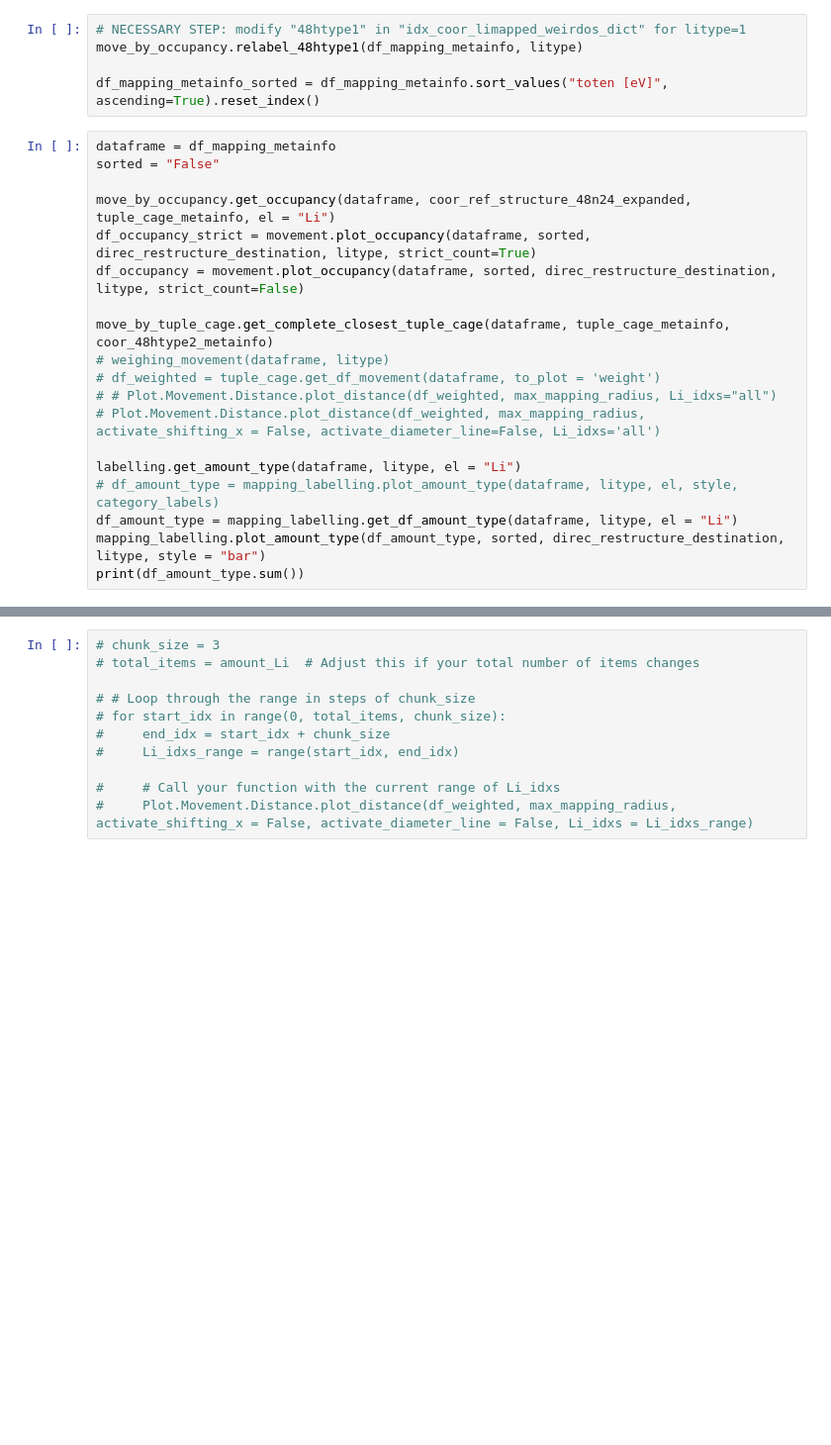
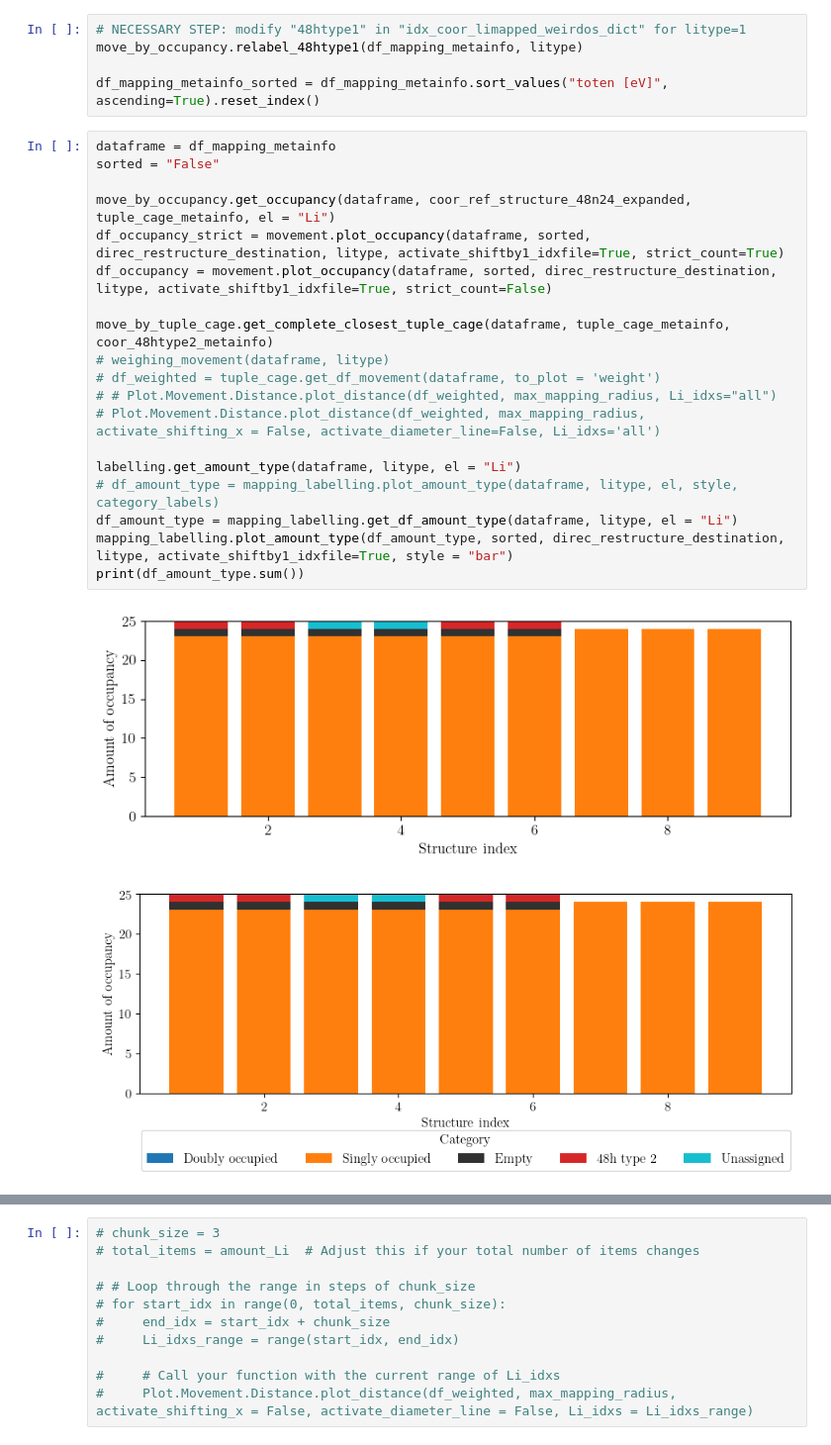
Before and after one commit to a-firdaus/LitMove, a Jupyter notebook: 03_orientation_and_mapping_packages.ipynb, the cells around one changed output, grey strips where cells are left out. Shown at 99% size. Saved outputs shown, nothing was run; the diff lists cells and outputs as text; blank space fills up the shorter version.

Commit message:
new variable "activate_shiftby1" "activate_shift" "activate_shiftby1_(object)" for plot functions

```diff
--- a/03_orientation_and_mapping_packages.ipynb
+++ b/03_orientation_and_mapping_packages.ipynb
@@ -391,19 +453,22 @@ df_mapping_metainfo_sorted = df_mapping_metainfo.sort_values("toten [eV]", ascen
 # %%
 dataframe = df_mapping_metainfo
 sorted = "False"
 
 move_by_occupancy.get_occupancy(dataframe, coor_ref_structure_48n24_expanded, tuple_cage_metainfo, el = "Li")
-df_occupancy_strict = movement.plot_occupancy(dataframe, sorted, direc_restructure_destination, litype, strict_count=True)
-df_occupancy = movement.plot_occupancy(dataframe, sorted, direc_restructure_destination, litype, strict_count=False)
+df_occupancy_strict = movement.plot_occupancy(dataframe, sorted, direc_restructure_destination, litype, activate_shiftby1_idxfile=True, strict_count=True)
+df_occupancy = movement.plot_occupancy(dataframe, sorted, direc_restructure_destination, litype, activate_shiftby1_idxfile=True, strict_count=False)
 
 move_by_tuple_cage.get_complete_closest_tuple_cage(dataframe, tuple_cage_metainfo, coor_48htype2_metainfo)
 # weighing_movement(dataframe, litype)
 # df_weighted = tuple_cage.get_df_movement(dataframe, to_plot = 'weight')
 # # Plot.Movement.Distance.plot_distance(df_weighted, max_mapping_radius, Li_idxs="all")
 # Plot.Movement.Distance.plot_distance(df_weighted, max_mapping_radius, activate_shifting_x = False, activate_diameter_line=False, Li_idxs='all')
 
 labelling.get_amount_type(dataframe, litype, el = "Li")
 # df_amount_type = mapping_labelling.plot_amount_type(dataframe, litype, el, style, category_labels)
 df_amount_type = mapping_labelling.get_df_amount_type(dataframe, litype, el = "Li")
-mapping_labelling.plot_amount_type(df_amount_type, sorted, direc_restructure_destination, litype, style = "bar")
+mapping_labelling.plot_amount_type(df_amount_type, sorted, direc_restructure_destination, litype, activate_shiftby1_idxfile=True, style = "bar")
 print(df_amount_type.sum())
+# %% [output]
+[figure, added]
+[figure, added]
```
Also changed, not shown: parts of 23 cells of this notebook, 5 other files.
